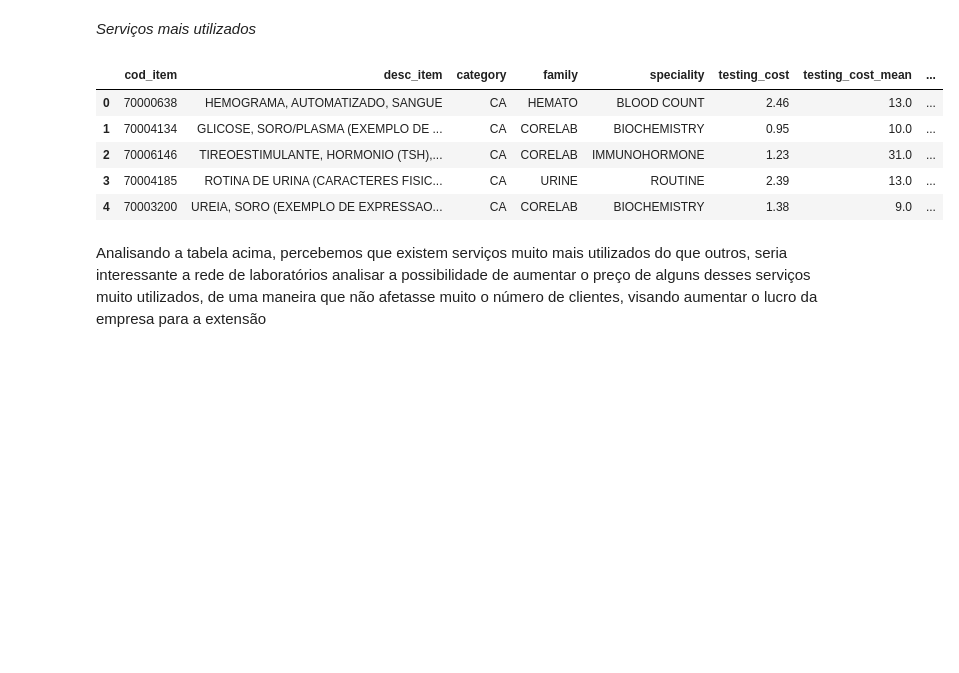
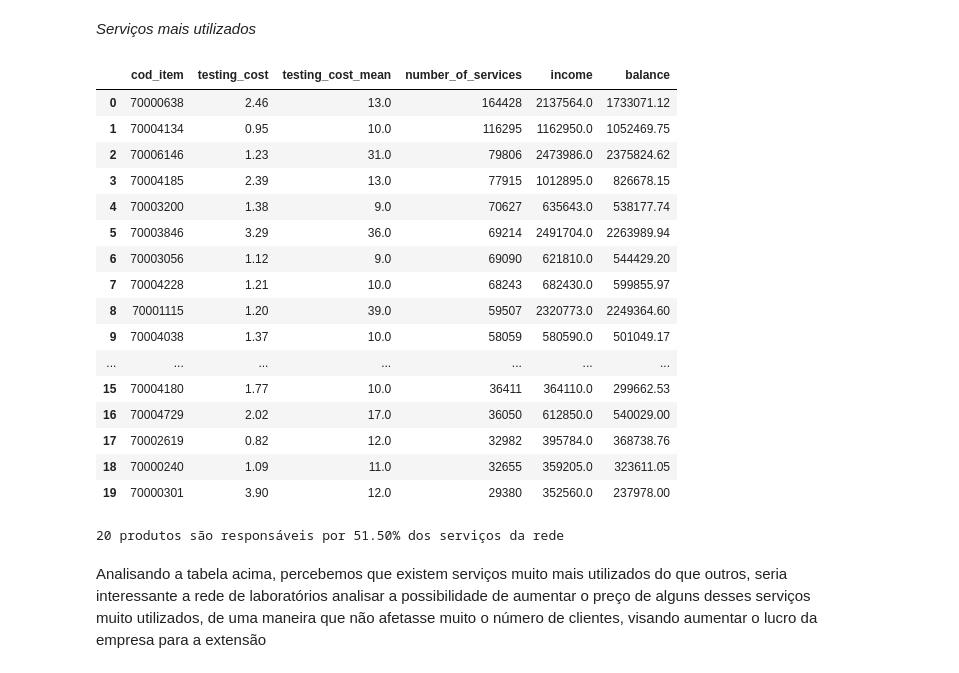
Before and after one commit to Davi-Tolen/ProjetoElo, a Jupyter notebook: Case Elo.ipynb, the cells around one changed output. Cells and saved outputs as stored; diff of their text form; code cells hidden in the pictures; blank space fills up the shorter version.

```diff
--- a/Case Elo.ipynb
+++ b/Case Elo.ipynb
@@ -762,13 +782,30 @@ Analisando as informações do dataframe acima, podemos observar que existem ser
 # %%
 test_data_with_values.sort_values(by=['number_of_services'], ascending=False, inplace = True)
 test_data_with_values.reset_index(inplace=True, drop=True)
-test_data_with_values.head()
+test_data_with_values.drop(columns=['desc_item', 'category', 'family', 'speciality']).head(20)
 # %% [output]
-|  | cod_item | desc_item | category | family | speciality | testing_cost | testing_cost_mean | ... |
-| 0 | 70000638 | HEMOGRAMA, AUTOMATIZADO, SANGUE | CA | HEMATO | BLOOD COUNT | 2.46 | 13.0 | ... |
-| 1 | 70004134 | GLICOSE, SORO/PLASMA (EXEMPLO DE ... | CA | CORELAB | BIOCHEMISTRY | 0.95 | 10.0 | ... |
-| 2 | 70006146 | TIREOESTIMULANTE, HORMONIO (TSH),... | CA | CORELAB | IMMUNOHORMONE | 1.23 | 31.0 | ... |
-| 3 | 70004185 | ROTINA DE URINA (CARACTERES FISIC... | CA | URINE | ROUTINE | 2.39 | 13.0 | ... |
-| 4 | 70003200 | UREIA, SORO (EXEMPLO DE EXPRESSAO... | CA | CORELAB | BIOCHEMISTRY | 1.38 | 9.0 | ... |
+|  | cod_item | testing_cost | testing_cost_mean | number_of_services | income | balance |
+| 0 | 70000638 | 2.46 | 13.0 | 164428 | 2137564.0 | 1733071.12 |
+| 1 | 70004134 | 0.95 | 10.0 | 116295 | 1162950.0 | 1052469.75 |
+| 2 | 70006146 | 1.23 | 31.0 | 79806 | 2473986.0 | 2375824.62 |
+| 3 | 70004185 | 2.39 | 13.0 | 77915 | 1012895.0 | 826678.15 |
+| 4 | 70003200 | 1.38 | 9.0 | 70627 | 635643.0 | 538177.74 |
+| 5 | 70003846 | 3.29 | 36.0 | 69214 | 2491704.0 | 2263989.94 |
+| 6 | 70003056 | 1.12 | 9.0 | 69090 | 621810.0 | 544429.20 |
+| 7 | 70004228 | 1.21 | 10.0 | 68243 | 682430.0 | 599855.97 |
+| 8 | 70001115 | 1.20 | 39.0 | 59507 | 2320773.0 | 2249364.60 |
+| 9 | 70004038 | 1.37 | 10.0 | 58059 | 580590.0 | 501049.17 |
+| ... | ... | ... | ... | ... | ... | ... |
+| 15 | 70004180 | 1.77 | 10.0 | 36411 | 364110.0 | 299662.53 |
+| 16 | 70004729 | 2.02 | 17.0 | 36050 | 612850.0 | 540029.00 |
+| 17 | 70002619 | 0.82 | 12.0 | 32982 | 395784.0 | 368738.76 |
+| 18 | 70000240 | 1.09 | 11.0 | 32655 | 359205.0 | 323611.05 |
+| 19 | 70000301 | 3.90 | 12.0 | 29380 | 352560.0 | 237978.00 |
+# %%
+mais_usados_top_20 = test_data_with_values.head(20).number_of_services.sum()
+
+print(f'20 produtos são responsáveis por {((mais_usados_top_20/test_data_with_values.number_of_services.sum()) * 100):.2f}% dos serviços da rede')
+# %% [output]
+20 produtos são responsáveis por 51.50% dos serviços da rede
 # %% [markdown]
 Analisando a tabela acima, percebemos que existem serviços muito mais utilizados do que outros, seria interessante a rede de laboratórios analisar a possibilidade de aumentar o preço de alguns desses serviços muito utilizados, de uma maneira que não afetasse muito o número de clientes, visando aumentar o lucro da empresa para a extensão
```
Also changed, not shown: parts of 8 cells of this notebook.
